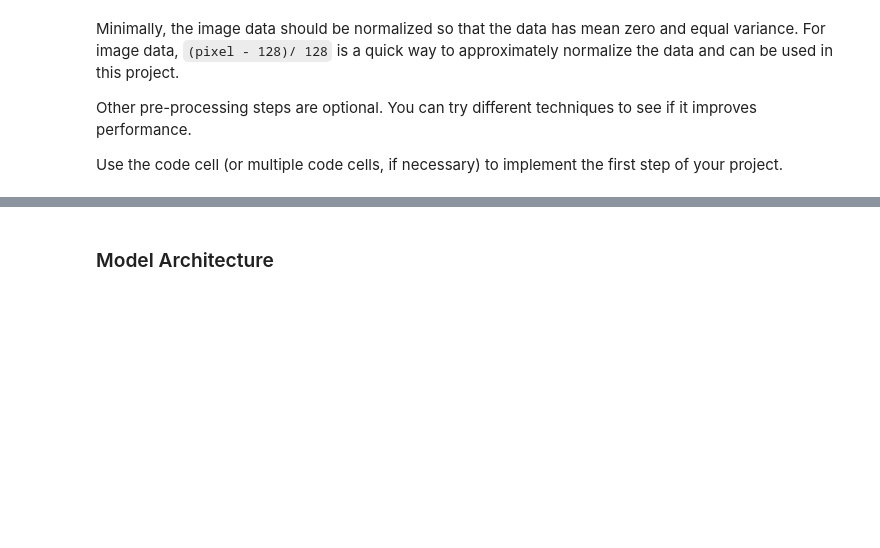
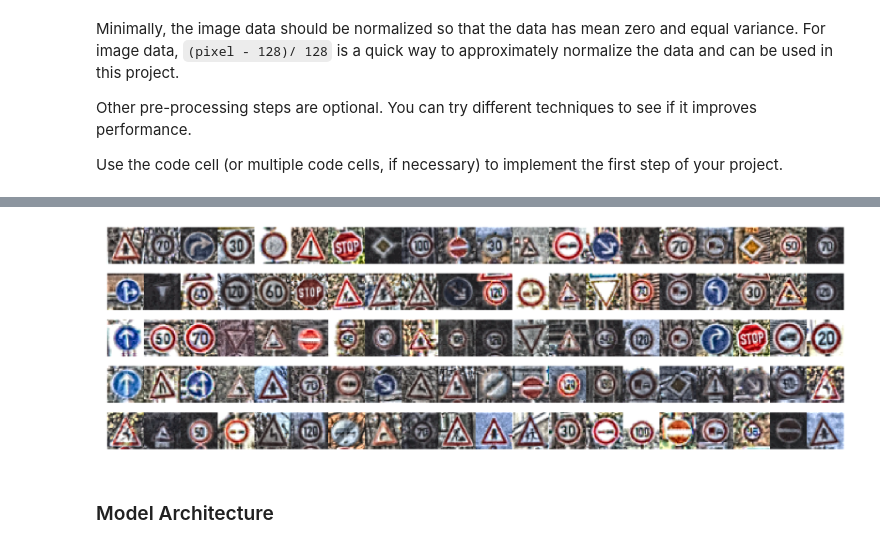
Before and after one commit to dineshcem/CarND-Traffic-Sign-Classifier-Project, a Jupyter notebook: Traffic_Sign_Classifier.ipynb, the cells around one changed output, grey strips where cells are left out. Cells and saved outputs as stored; diff of their text form; code cells hidden in the pictures; blank space fills up the shorter version.

```diff
--- a/Traffic_Sign_Classifier.ipynb
+++ b/Traffic_Sign_Classifier.ipynb
@@ -189,3 +208,9 @@ X_test = np.array([image_preprocess(x) for x in X_test])
+# %%
+show_images(X_train, len(X_train), len(X_train),
+            images_per_row = 20, images_per_col = 5,
+            H = 32, W = 10, its_gray=False)
+# %% [output]
+[figure, added]
 # %% [markdown]
 ### Model Architecture
 # %%
```
Also changed, not shown: parts of 21 cells of this notebook.
